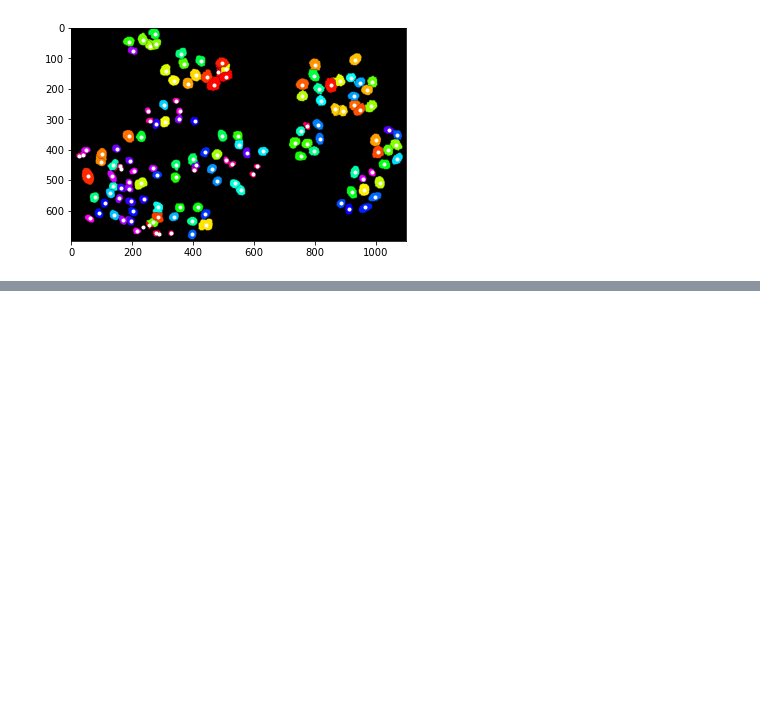
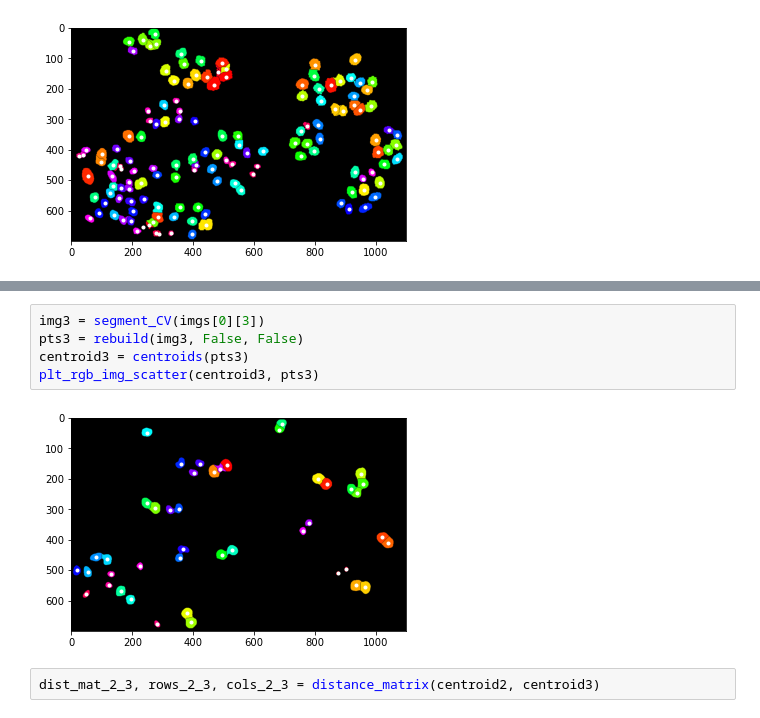
Before and after one commit to moates695/cs9517_Group_Project, a Jupyter notebook: marcus/updated_functions.ipynb, the cells around one changed output, grey strips where cells are left out. Drawn from its saved outputs; the diff is of its cells as text; blank space fills up the shorter version.

```diff
--- a/marcus/updated_functions.ipynb
+++ b/marcus/updated_functions.ipynb
@@ -364,0 +416,9 @@ plt_rgb_img_scatter(centroidL, ptsL)
+# %%
+img3 = segment_CV(imgs[0][3])
+pts3 = rebuild(img3, False, False)
+centroid3 = centroids(pts3)
+plt_rgb_img_scatter(centroid3, pts3)
+# %% [output]
+[figure, added]
+# %%
+dist_mat_2_3, rows_2_3, cols_2_3 = distance_matrix(centroid2, centroid3)
```
Also changed, not shown: parts of 58 cells of this notebook.
